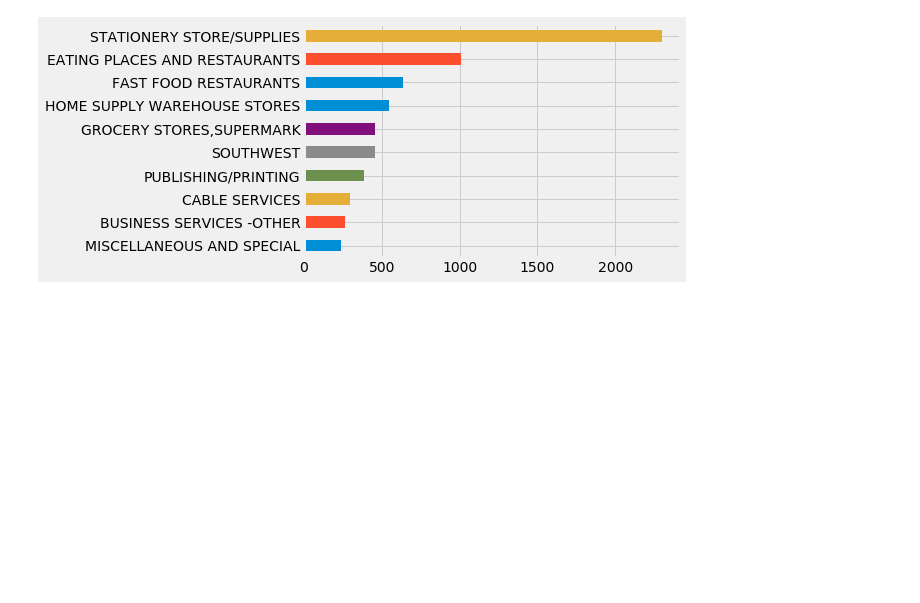
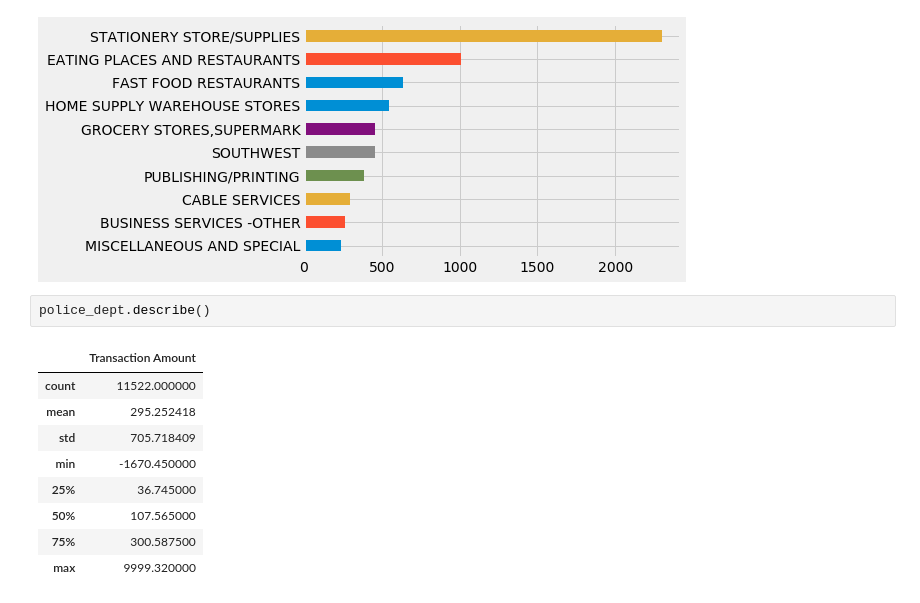
Before and after one commit to aarondlopez/Credit-Card-Transactions, a Jupyter notebook: Card Transactions.ipynb, the cells around one changed output. Cells and saved outputs as stored; diff of their text form; blank space fills up the shorter version.

```diff
--- a/Card Transactions.ipynb
+++ b/Card Transactions.ipynb
@@ -237,3 +237,15 @@ police_dept['Merchant Category Code Description'].value_counts(ascending=True).t
 # %% [output]
 <matplotlib.axes._subplots.AxesSubplot at 0x...>
 [figure]
+# %%
+police_dept.describe()
+# %% [output]
+|  | Transaction Amount |
+| count | 11522.000000 |
+| mean | 295.252418 |
+| std | 705.718409 |
+| min | -1670.450000 |
+| 25% | 36.745000 |
+| 50% | 107.565000 |
+| 75% | 300.587500 |
+| max | 9999.320000 |
```
Also changed, not shown: parts of 6 cells of this notebook.
